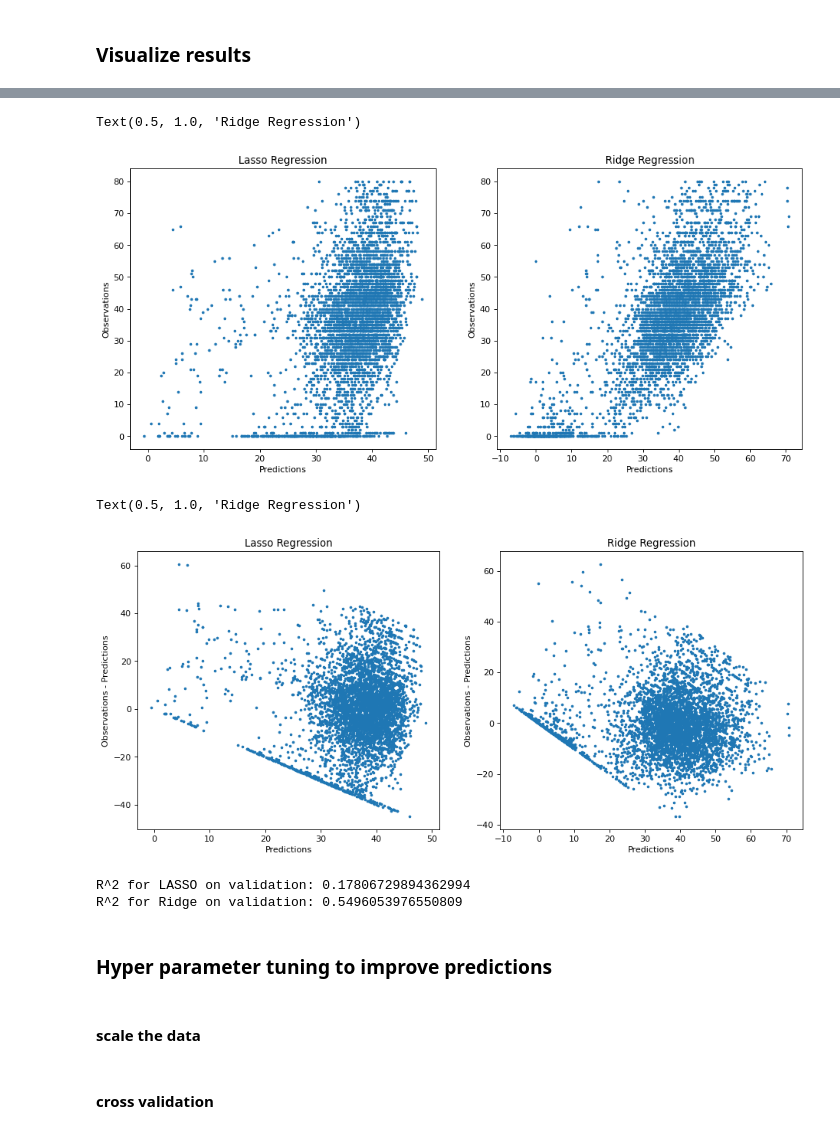
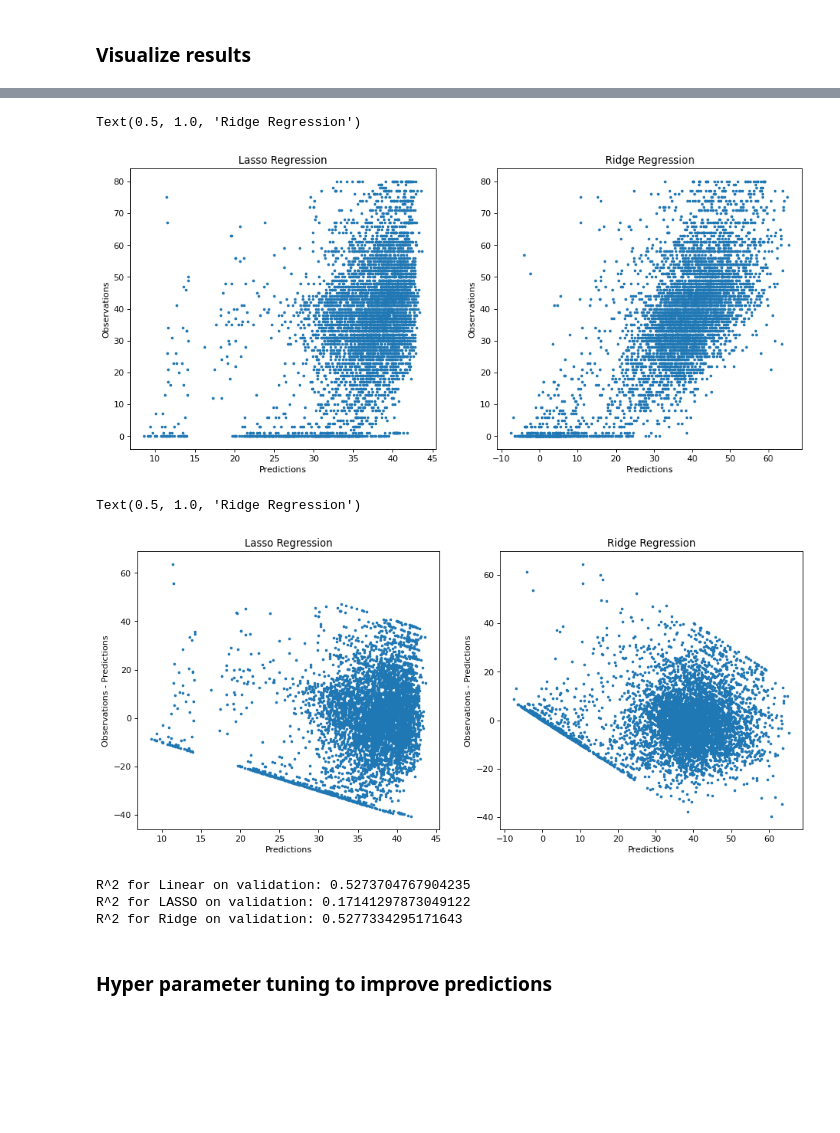
Before and after one commit to annamarieweber/AQI-predictor, a Jupyter notebook: final-project-notebook-uj.ipynb, the cells around one changed output, grey strips where cells are left out. Saved outputs shown, nothing was run; the diff lists cells and outputs as text; code cells hidden in the pictures; blank space fills up the shorter version.

Commit message:
Tried new models

```diff
--- a/final-project-notebook-uj.ipynb
+++ b/final-project-notebook-uj.ipynb
@@ -1038,29 +1052,37 @@ print(X_selected.shape)
 from sklearn.linear_model import Lasso
 from sklearn.linear_model import Ridge
 from sklearn.model_selection import RepeatedKFold
+import sklearn.linear_model as lm
+
 
 # Attempting both lasso and Ridge regularization models
-model = Lasso()
-model_2 = Ridge()
+lasso_model = Lasso()
+ridge_model = Ridge()
+linear_model = lm.LinearRegression()
 # %% [markdown]
 ### Fit model
 # %%
-#Fitting the model
-model.fit(X_train,y_train)
-model_2.fit(X_train, y_train)
+#Fitting the models
+linear_model.fit(X_train, y_train)
+lasso_model.fit(X_train_scaled, y_train_scaled)
+ridge_model.fit(X_train_scaled, y_train_scaled)
 
-y_pred_train = model.predict(X_train)
-y_pred_train_2 = model_2.predict(X_train)
+y_pred_train_linear = linear_model.predict(X_train)
+y_pred_train_lasso = lasso_model.predict(X_train_scaled)
+y_pred_train_ridge = ridge_model.predict(X_train_scaled)
 
-y_pred_val = model.predict(X_val)
-y_pred_val_2 = model_2.predict(X_val)
+y_pred_val_linear = linear_model.predict(X_val)
+y_pred_val_lasso = lasso_model.predict(X_val_scaled)
+y_pred_val_ridge = ridge_model.predict(X_val_scaled)
 
-#Model Predictions
+# Model Predictions
 from sklearn.metrics import mean_squared_error
 
-print(f'Training MSE using LASSO regression: {mean_squared_error(y_train, y_pred_train)}')
-print(f'Training MSE using Ridge regression: {mean_squared_error(y_train, y_pred_train_2)}')
+print(f'Training MSE using Linear regression: {mean_squared_error(y_train, y_pred_train_linear)}')
+print(f'Training MSE using LASSO regression: {mean_squared_error(y_train_scaled, y_pred_train_lasso)}')
+print(f'Training MSE using Ridge regression: {mean_squared_error(y_train_scaled, y_pred_train_ridge)}')
 print("")
-print(f'Validation MSE using LASSO regression: {mean_squared_error(y_val, y_pred_val)}')
-print(f'Validation MSE using Ridge regression: {mean_squared_error(y_val, y_pred_val_2)}')
+print(f'Validation MSE using Linear regression: {mean_squared_error(y_val, y_pred_val_linear)}')
+print(f'Validation MSE using LASSO regression: {mean_squared_error(y_val_scaled, y_pred_val_lasso)}')
+print(f'Validation MSE using Ridge regression: {mean_squared_error(y_val_scaled, y_pred_val_ridge)}')
 # %% [output]
@@ -1086,47 +1122,47 @@ sns.distplot(y_val-y_pred_2)
 plt.figure(figsize=(14, 6), dpi=80)
 
 plt.subplot(1, 2, 1)
-plt.scatter(y_pred_val, y_val, s=5)
+plt.scatter(y_pred_val_lasso, y_val_scaled, s=5)
 plt.xlabel("Predictions")
 plt.ylabel("Observations")
 plt.title("Lasso Regression")
 
 plt.subplot(1, 2, 2)
-plt.scatter(y_pred_val_2, y_val, s=5)
+plt.scatter(y_pred_val_ridge, y_val_scaled, s=5)
 plt.xlabel("Predictions")
 plt.ylabel("Observations")
 plt.title("Ridge Regression")
 # %% [output]
 Text(0.5, 1.0, 'Ridge Regression')
-[figure, old version]
+[figure, new version]
 # %%
 # Plot residuals for validation set
 
 plt.figure(figsize=(14, 6), dpi=80)
 
 plt.subplot(1, 2, 1)
-plt.scatter(y_pred_val, y_val-y_pred_val, s=5)
+plt.scatter(y_pred_val_lasso, y_val_scaled-y_pred_val_lasso, s=5)
 plt.xlabel("Predictions")
 plt.ylabel("Observations - Predictions")
 plt.title("Lasso Regression")
 
 plt.subplot(1, 2, 2)
-plt.scatter(y_pred_val_2, y_val-y_pred_val_2, s=5)
+plt.scatter(y_pred_val_ridge, y_val_scaled-y_pred_val_ridge, s=5)
 plt.xlabel("Predictions")
 plt.ylabel("Observations - Predictions")
 plt.title("Ridge Regression")
 # %% [output]
 Text(0.5, 1.0, 'Ridge Regression')
-[figure, old version]
+[figure, new version]
 # %%
 import sklearn
 
-print(f'R^2 for LASSO on validation: {sklearn.metrics.r2_score(y_val, y_pred_val)}')
-print(f'R^2 for Ridge on validation: {sklearn.metrics.r2_score(y_val, y_pred_val_2)}')
+print(f'R^2 for Linear on validation: {sklearn.metrics.r2_score(y_val, y_pred_val_linear)}')
+print(f'R^2 for LASSO on validation: {sklearn.metrics.r2_score(y_val_scaled, y_pred_val_lasso)}')
+print(f'R^2 for Ridge on validation: {sklearn.metrics.r2_score(y_val_scaled, y_pred_val_ridge)}')
 # %% [output]
-R^2 for LASSO on validation: 0.17806729894362994
-R^2 for Ridge on validation: 0.5496053976550809
+R^2 for Linear on validation: 0.5273704767904235
+R^2 for LASSO on validation: 0.17141297873049122
+R^2 for Ridge on validation: 0.5277334295171643
 # %% [markdown]
 ### Hyper parameter tuning to improve predictions
-# %% [markdown]
-#### scale the data
@@ -1141,2 +1168,0 @@ X_scaled = scaler.fit_transform(X)
-# %% [markdown]
-#### cross validation
```
Also changed, not shown: parts of 30 cells of this notebook, 1 other file.
